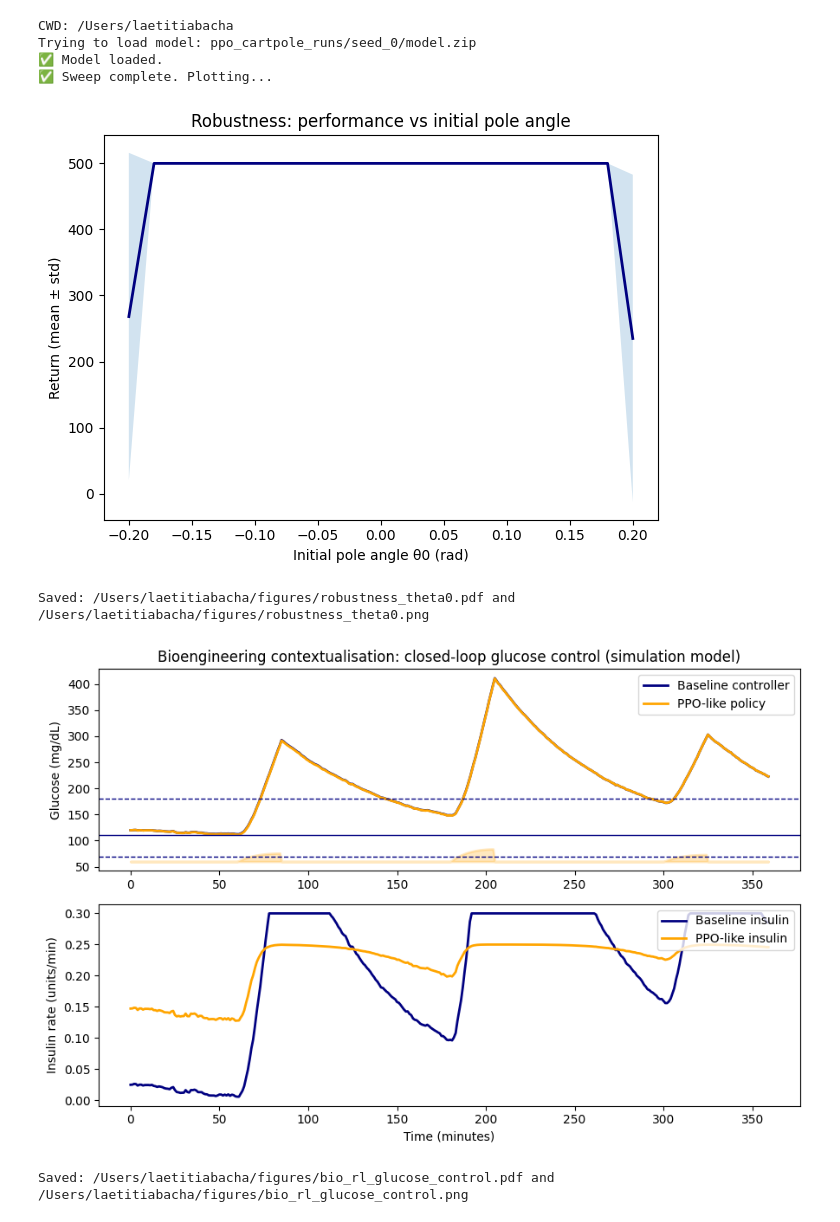
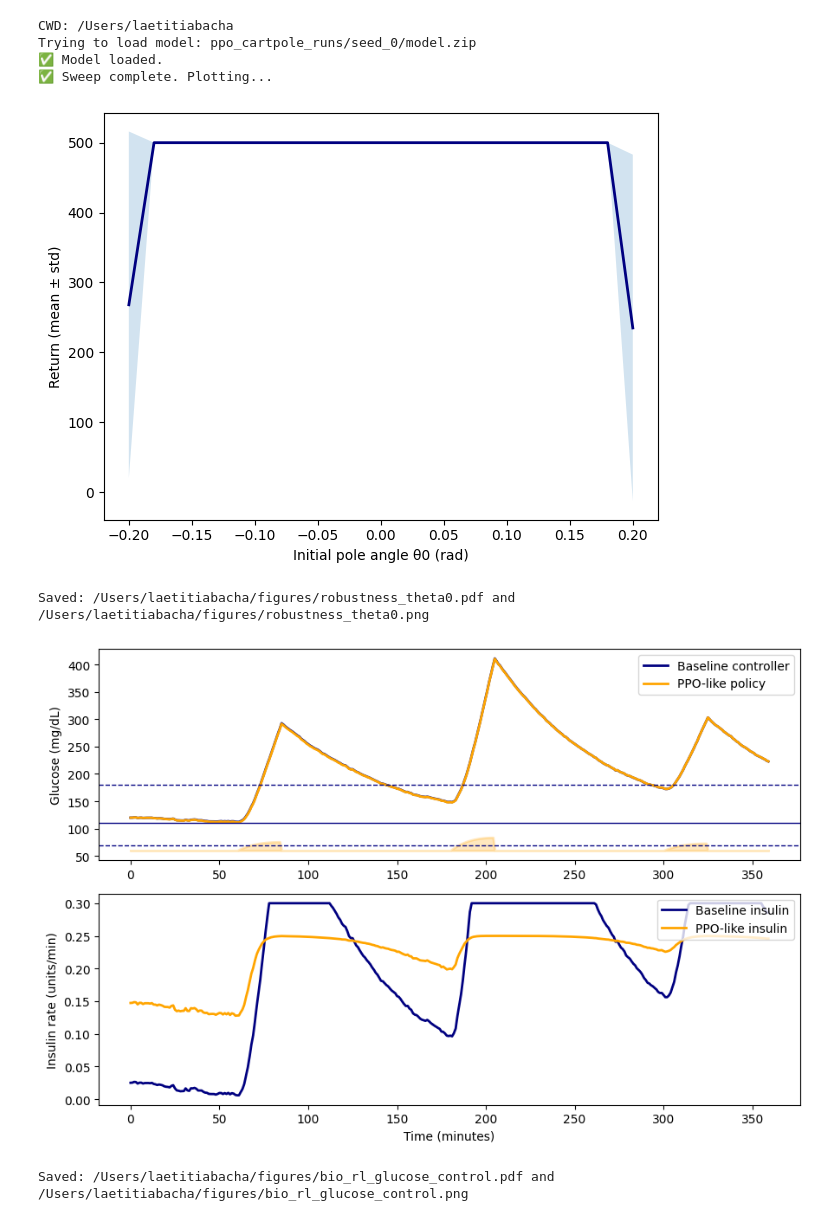
Before and after one commit to laetitiabacha/RL_assignment, a Jupyter notebook: RL_coursework.ipynb, the cells around one changed output. Saved outputs shown, nothing was run; the diff lists cells and outputs as text; code cells hidden in the pictures.

```diff
--- a/RL_coursework.ipynb
+++ b/RL_coursework.ipynb
@@ -471,7 +465,6 @@ plt.plot(thetas0, means, color=navy, linewidth=2)
 plt.fill_between(thetas0, means-stds, means+stds, alpha=0.2)
 plt.xlabel("Initial pole angle θ0 (rad)")
 plt.ylabel("Return (mean ± std)")
-plt.title("Robustness: performance vs initial pole angle")
 plt.tight_layout()
 plt.savefig("figures/robustness_theta0.pdf", bbox_inches="tight")
 plt.savefig("figures/robustness_theta0.png", dpi=200, bbox_inches="tight")
@@ -486,7 +479,7 @@ CWD: /Users/laetitiabacha
 Trying to load model: ppo_cartpole_runs/seed_0/model.zip
 ✅ Model loaded.
 ✅ Sweep complete. Plotting...
-[figure, old version]
+[figure, new version]
 Saved: /Users/laetitiabacha/figures/robustness_theta0.pdf and /Users/laetitiabacha/figures/robustness_theta0.png
 # %%
 import os
@@ -595,33 +588,32 @@ ax1.plot(t, G_rl, color=orange, linewidth=2, label="PPO-like policy")
 
 # target band
 ax1.axhline(110, color=navy, linewidth=1)
 ax1.axhline(70, color=navy, linewidth=1, linestyle="--")
 ax1.axhline(180, color=navy, linewidth=1, linestyle="--")
 ax1.set_ylabel("Glucose (mg/dL)")
-ax1.set_title("Bioengineering contextualisation: closed-loop glucose control (simulation model)")
 ax1.legend(loc="upper right")
 
 # Meals as shaded regions (scaled for visibility)
 meal_scaled = 0.6 * meal / (meal.max() + 1e-9)
 ax1.fill_between(t, 60, 60 + 40 * meal_scaled, alpha=0.25, color=orange , linewidth=2, label="Meal disturbance")
 
 # Insulin subplot
 ax2 = plt.subplot(2, 1, 2, sharex=ax1)
 ax2.plot(t, U_base, color=navy, linewidth=2, label="Baseline insulin")
 ax2.plot(t, U_rl, color=orange, linewidth=2, label="PPO-like insulin")
 ax2.set_xlabel("Time (minutes)")
 ax2.set_ylabel("Insulin rate (units/min)")
 ax2.legend(loc="upper right")
 
 plt.tight_layout()
 plt.savefig("figures/bio_rl_glucose_control.pdf", bbox_inches="tight")
 plt.savefig("figures/bio_rl_glucose_control.png", dpi=200, bbox_inches="tight")
 plt.show()
 
 print("Saved:",
       os.path.abspath("figures/bio_rl_glucose_control.pdf"),
       "and",
       os.path.abspath("figures/bio_rl_glucose_control.png"))
 # %% [output]
-[figure, old version]
+[figure, new version]
 Saved: /Users/laetitiabacha/figures/bio_rl_glucose_control.pdf and /Users/laetitiabacha/figures/bio_rl_glucose_control.png
```
Also changed, not shown: parts of 6 cells of this notebook.
